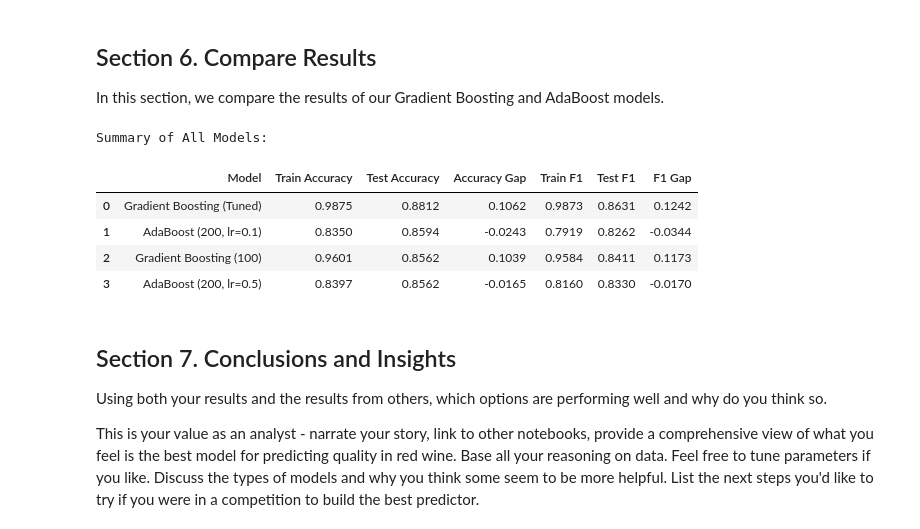
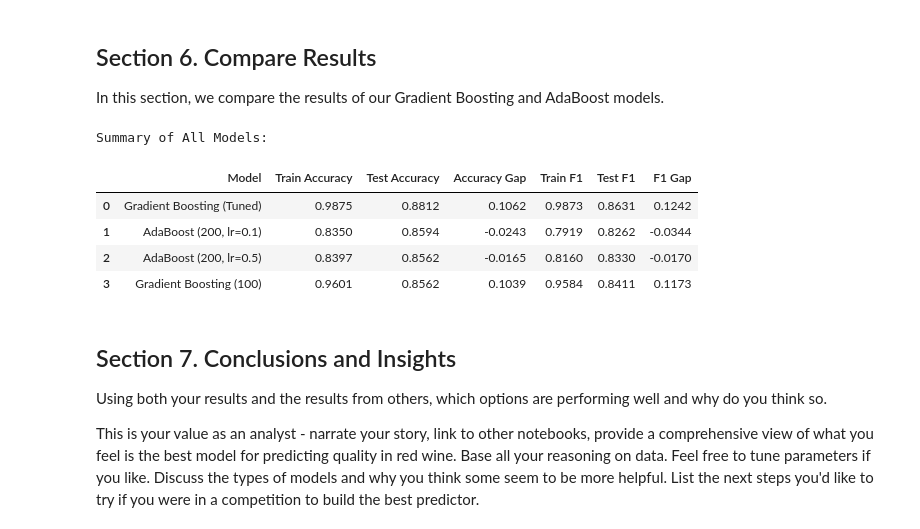
Before and after one commit to JfromNWMS/applied-ml-jordan, a Jupyter notebook: notebooks/project05/ensemble_jordan.ipynb, the cells around one changed output. Cells and saved outputs as stored; diff of their text form; code cells hidden in the pictures.

```diff
--- a/notebooks/project05/ensemble_jordan.ipynb
+++ b/notebooks/project05/ensemble_jordan.ipynb
@@ -288,19 +288,20 @@ Best F1 Score (CV): 0.8374
 
 In this section, we compare the results of our Gradient Boosting and AdaBoost models.
 # %%
-# Define a dataframe for the results and sort on 'Test Accuracy'
-results_df = pd.DataFrame(results).sort_values(by="Test Accuracy", ascending=False)
+# Define a dataframe for the results and sort on 'Test Accuracy' then 'Accuracy Gap'
+results_df = pd.DataFrame(results).sort_values(by=["Test Accuracy", "Accuracy Gap"],
+                                               ascending=[False, True])
 
 print("\nSummary of All Models:")
 # Round the results and reset index to denote top accuracy
 display(results_df.round(4).reset_index(drop=True))
 # %% [output]
 Summary of All Models:
 |  | Model | Train Accuracy | Test Accuracy | Accuracy Gap | Train F1 | Test F1 | F1 Gap |
 | 0 | Gradient Boosting (Tuned) | 0.9875 | 0.8812 | 0.1062 | 0.9873 | 0.8631 | 0.1242 |
 | 1 | AdaBoost (200, lr=0.1) | 0.8350 | 0.8594 | -0.0243 | 0.7919 | 0.8262 | -0.0344 |
-| 2 | Gradient Boosting (100) | 0.9601 | 0.8562 | 0.1039 | 0.9584 | 0.8411 | 0.1173 |
-| 3 | AdaBoost (200, lr=0.5) | 0.8397 | 0.8562 | -0.0165 | 0.8160 | 0.8330 | -0.0170 |
+| 2 | AdaBoost (200, lr=0.5) | 0.8397 | 0.8562 | -0.0165 | 0.8160 | 0.8330 | -0.0170 |
+| 3 | Gradient Boosting (100) | 0.9601 | 0.8562 | 0.1039 | 0.9584 | 0.8411 | 0.1173 |
 # %% [markdown]
 ## Section 7. Conclusions and Insights
 
```
